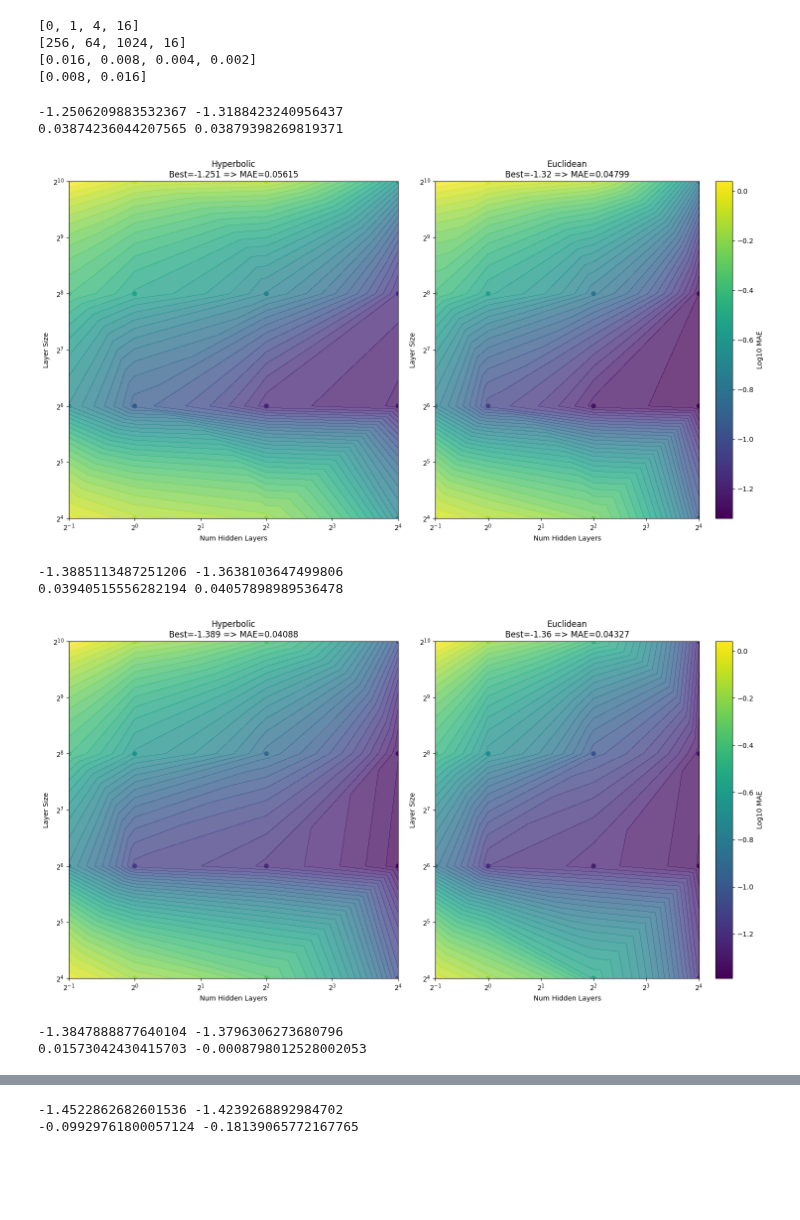
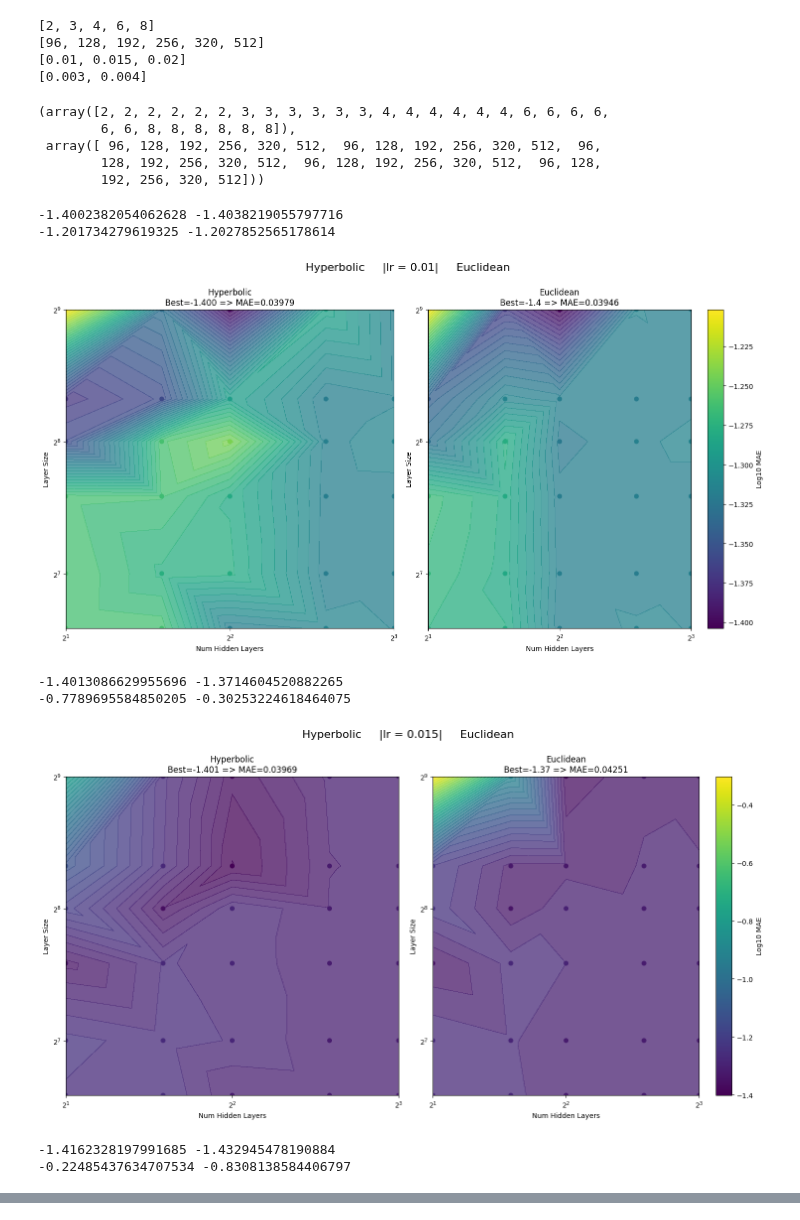
Before and after one commit to Rory-Dam/master_thesis, a Jupyter notebook: strawberry/plot_results.ipynb, the cells around one changed output, grey strips where cells are left out. Drawn from its saved outputs; the diff is of its cells as text; code cells hidden in the pictures; blank space fills up the shorter version.

```diff
--- a/strawberry/plot_results.ipynb
+++ b/strawberry/plot_results.ipynb
@@ -35,13 +35,13 @@ def parse_results(file_name):
     grid_search_results = [(params, np.array(values)) for params, values in grid_search_results]
     return grid_search_results
 # %%
-both_res = parse_results('grid_search_results/hyp_wide_100.txt')
+# both_res = parse_results('grid_search_results/hyp_wide_100.txt')
 # hyp_res = both_res[:len(both_res)//2]
 # euc_res = both_res[len(both_res)//2:]
 # hyp_res = both_res
 # euc_res = both_res
-hyp_res = both_res[2::4]
-euc_res = both_res[3::4]
+hyp_res = parse_results('grid_search_results/euc_wide_400.txt')[0::3]
+euc_res = parse_results('grid_search_results/euc_wide_400.txt')[1::3]
 # %%
 hyp_params = np.array([p for p, _ in hyp_res])
 hyp_values = np.array([v for _, v in hyp_res])
@@ -56,30 +56,38 @@ hyp_values.shape
 IN_SIZE = 89
 OUT_SIZE = 1
 
-NUM_HIDDEN_LAYERS = list(set([p['num_hidden_layers'] for p in hyp_params]).union(set([p['num_hidden_layers'] for p in euc_params])))
-LAYER_SIZE = list(set([p['layer_size'] for p in hyp_params]).union(set([p['layer_size'] for p in euc_params])))
-LR = list(set([p['lr'] for p in hyp_params]).union(set([p['lr'] for p in euc_params])))
-WD = list(set([p['weight_decay'] for p in hyp_params]).union(set([p['weight_decay'] for p in euc_params])))
+NUM_HIDDEN_LAYERS = sorted(list(set([p['num_hidden_layers'] for p in hyp_params]).union(set([p['num_hidden_layers'] for p in euc_params]))))
+LAYER_SIZE = sorted(list(set([p['layer_size'] for p in hyp_params]).union(set([p['layer_size'] for p in euc_params]))))
+LR = sorted(list(set([p['lr'] for p in hyp_params]).union(set([p['lr'] for p in euc_params]))))
+WD = sorted(list(set([p['weight_decay'] for p in hyp_params]).union(set([p['weight_decay'] for p in euc_params]))))
 # %%
 print(NUM_HIDDEN_LAYERS)
 print(LAYER_SIZE)
 print(LR)
 print(WD)
 # %% [output]
-[0, 1, 4, 16]
-[256, 64, 1024, 16]
-[0.016, 0.008, 0.004, 0.002]
-[0.008, 0.016]
+[2, 3, 4, 6, 8]
+[96, 128, 192, 256, 320, 512]
+[0.01, 0.015, 0.02]
+[0.003, 0.004]
 # %%
 num_hidden_layers = np.array(NUM_HIDDEN_LAYERS).repeat(len(LAYER_SIZE))
 layer_size = np.tile(LAYER_SIZE, len(NUM_HIDDEN_LAYERS))
 
 naive_sizes = (num_hidden_layers * layer_size**2).flatten()
 real_sizes = (num_hidden_layers * layer_size**2).flatten() + ((np.zeros_like(num_hidden_layers) + (IN_SIZE+OUT_SIZE))*layer_size).flatten()
+# %%
+num_hidden_layers, layer_size
+# %% [output]
+(array([2, 2, 2, 2, 2, 2, 3, 3, 3, 3, 3, 3, 4, 4, 4, 4, 4, 4, 6, 6, 6, 6,
+        6, 6, 8, 8, 8, 8, 8, 8]),
+ array([ 96, 128, 192, 256, 320, 512,  96, 128, 192, 256, 320, 512,  96,
+        128, 192, 256, 320, 512,  96, 128, 192, 256, 320, 512,  96, 128,
+        192, 256, 320, 512]))
 # %%
 for i, lr in enumerate(LR):
-    hyp_data = np.log10(hyp_values.mean(axis=1)[:,-1].reshape(-1,len(LR))[:,i])
-    euc_data = np.log10(euc_values.mean(axis=1)[:,-1].reshape(-1,len(LR))[:,i])
+    hyp_data = np.log10(hyp_values.mean(axis=1)[:,100].reshape(-1,len(LR))[:,i])
+    euc_data = np.log10(euc_values.mean(axis=1)[:,100].reshape(-1,len(LR))[:,i])
 
     min_val = min(np.min(hyp_data), np.min(euc_data))
     max_val = max(np.max(hyp_data), np.max(euc_data))
@@ -98,41 +106,41 @@ for i, lr in enumerate(LR):
 
 
     plt.figure(figsize=(15,8))
-    # plt.suptitle(f'Hyperbolic     |     Euclidean', fontsize=16, y=1)
+    plt.suptitle(f'Hyperbolic     |lr = {lr}|     Euclidean', fontsize=16, y=1)
 
     plt.subplot(121)
     plt.tricontourf(mesh, hyp_data, levels=40, cmap=cmap, norm=norm, alpha=0.75)
     plt.scatter(num_hidden_layers_adjust, layer_size, c=hyp_data, cmap=cmap, norm=norm)
 
     plt.title(f'Hyperbolic\nBest={np.min(hyp_data):.3f} => MAE={np.power(10, np.min(hyp_data)):.5f}')
     plt.xlabel('Num Hidden Layers')
     plt.ylabel('Layer Size')
 
     plt.xscale('log', base=2)
     plt.yscale('log', base=2)
 
 
     plt.subplot(122)
     euc_contourf = plt.tricontourf(mesh, euc_data, levels=40, cmap=cmap, norm=norm, alpha=0.75)
     euc_scatter = plt.scatter(num_hidden_layers_adjust, layer_size, c=euc_data, cmap=cmap, norm=norm)
     plt.colorbar(euc_scatter, label='Log10 MAE')
 
 
     plt.title(f'Euclidean\nBest={np.min(euc_data):.3} => MAE={np.power(10, np.min(euc_data)):.5f}')
     plt.xlabel('Num Hidden Layers')
     plt.ylabel('Layer Size')
 
     plt.xscale('log', base=2)
     plt.yscale('log', base=2)
 
     plt.tight_layout()
     plt.show()
 # %% [output]
--1.2506209883532367 -1.3188423240956437
-0.03874236044207565 0.03879398269819371
+-1.4002382054062628 -1.4038219055797716
+-1.201734279619325 -1.2027852565178614
-[figure, old version]
+[figure, new version]
--1.3885113487251206 -1.3638103647499806
-0.03940515556282194 0.04057898989536478
+-1.4013086629955696 -1.3714604520882265
+-0.7789695584850205 -0.30253224618464075
-[figure, old version]
+[figure, new version]
--1.3847888877640104 -1.3796306273680796
-0.01573042430415703 -0.0008798012528002053
+-1.4162328197991685 -1.432945478190884
+-0.22485437634707534 -0.8308138584406797
@@ -140,2 +147,0 @@ for i, lr in enumerate(LR):
--1.4522862682601536 -1.4239268892984702
--0.09929761800057124 -0.18139065772167765
```
Also changed, not shown: parts of 7 cells of this notebook, 4 other files.
